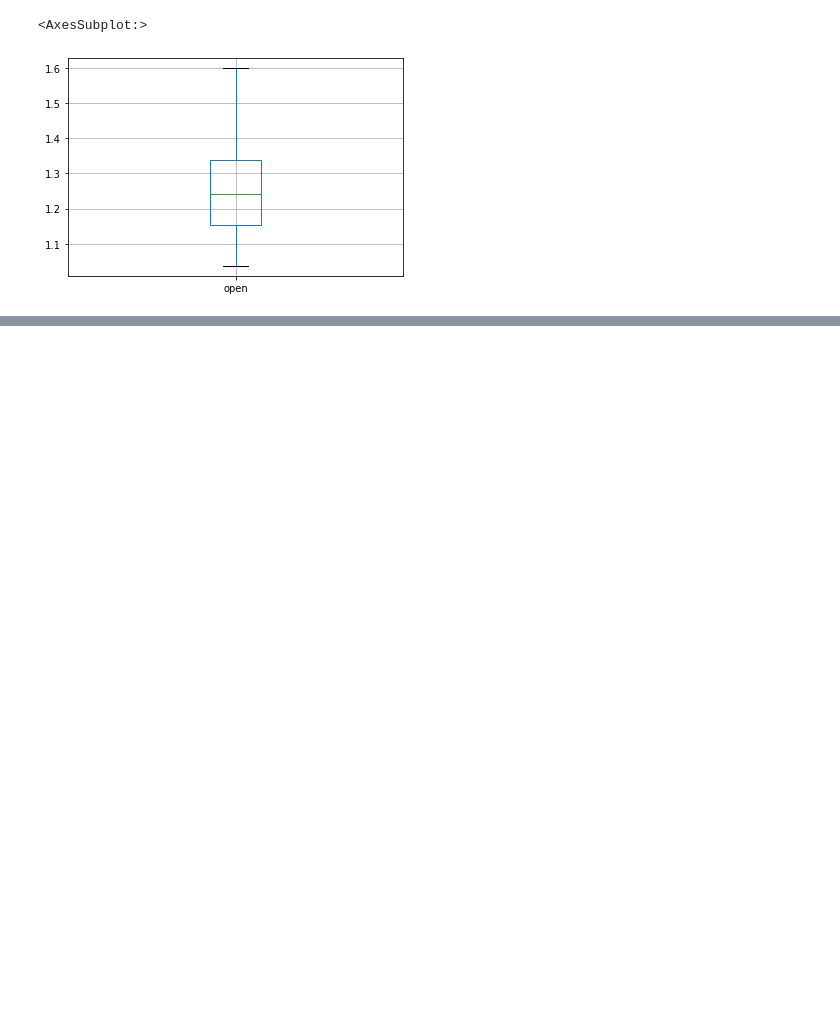
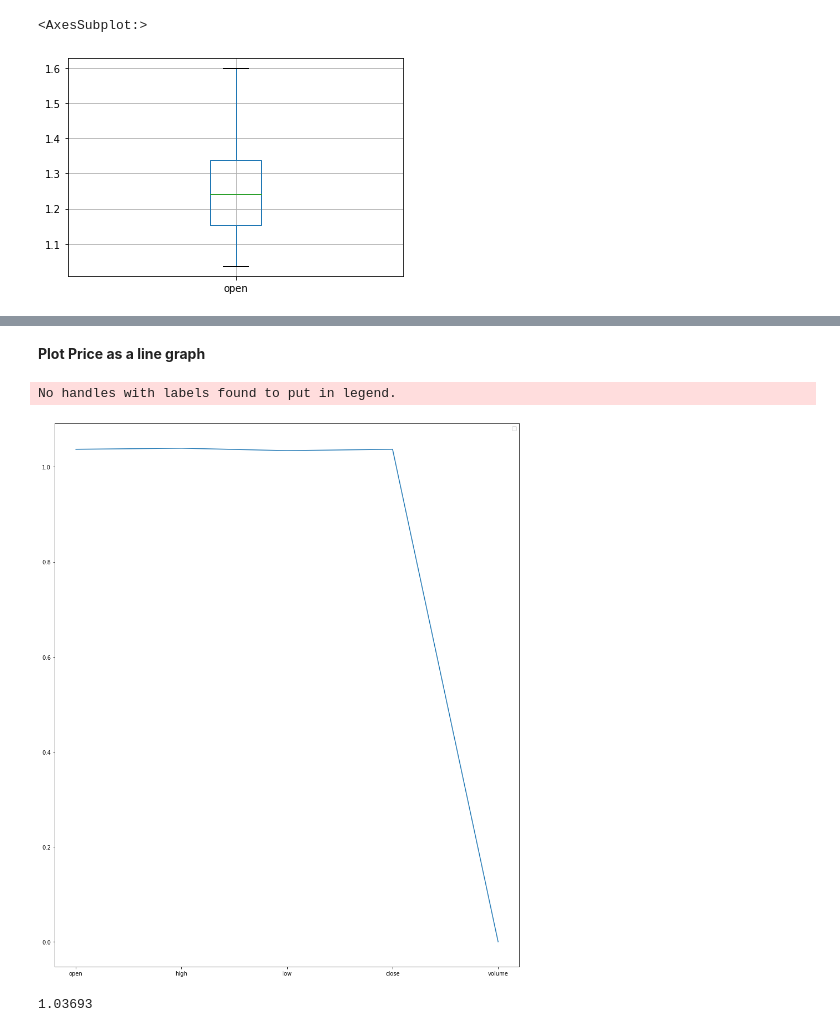
Before and after one commit to SMJB4015/Analyse_Donnee, a Jupyter notebook: index.ipynb, the cells around one changed output, grey strips where cells are left out. Cells and saved outputs as stored; diff of their text form; code cells hidden in the pictures; blank space fills up the shorter version.

```diff
--- a/index.ipynb
+++ b/index.ipynb
@@ -22,0 +74,2 @@ AttributeError: module 'matplotlib' has no attribute 'plot'
+# %%
+forex['Gmt time'] = pd.to_datetime(forex['Gmt time'])
@@ -22,0 +78,2 @@ AttributeError: module 'matplotlib' has no attribute 'plot'
+# %%
+forex.index = forex['Gmt time']
@@ -22,0 +96,14 @@ AttributeError: module 'matplotlib' has no attribute 'plot'
+# %% [markdown]
+**Plot Price as a line graph**
+# %%
+plt.figure(figsize=(15, 18))
+plt.plot(forex.min())
+plt.legend()
+plt.show()
+# %% [output]
+No handles with labels found to put in legend.
+[figure, added]
+# %%
+forex.open.min()
+# %% [output]
+1.03693
```
Also changed, not shown: parts of 19 cells of this notebook, 1 other file.
